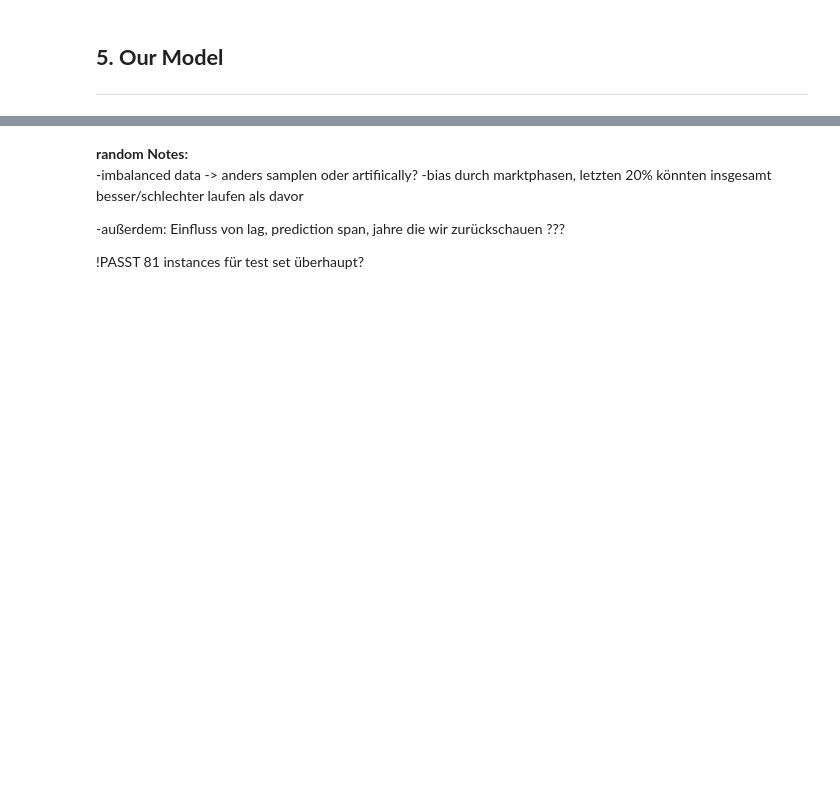
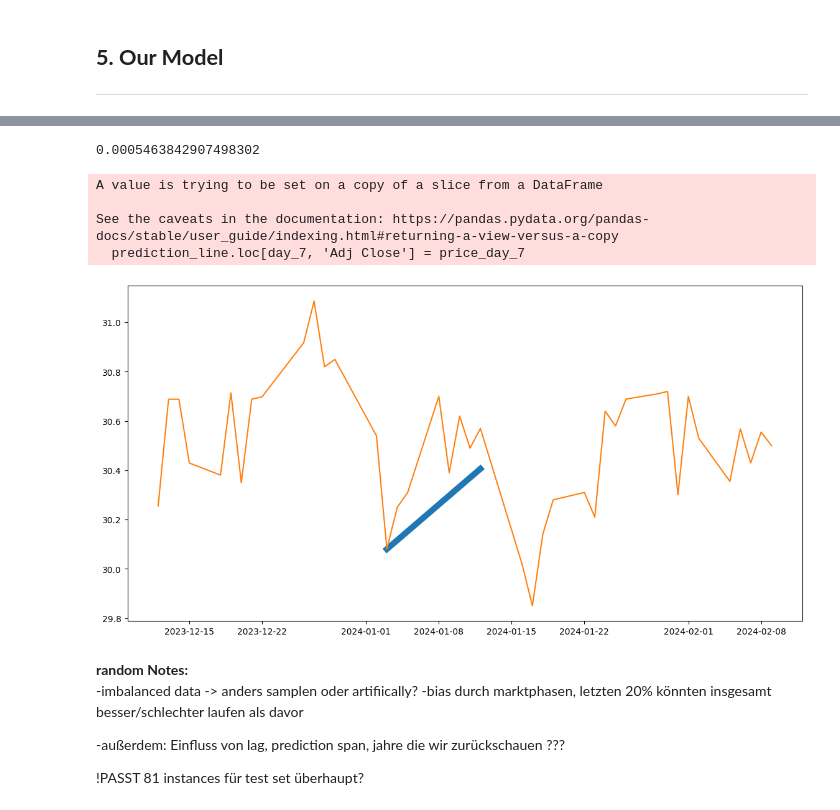
Before and after one commit to hpfref/Financial-Forecasting, a Jupyter notebook: notebook.ipynb, the cells around one changed output, grey strips where cells are left out. Cells and saved outputs as stored; diff of their text form; code cells hidden in the pictures; blank space fills up the shorter version.

```diff
--- a/notebook.ipynb
+++ b/notebook.ipynb
@@ -488,5 +516,5 @@ model.compile(optimizer='adam', loss='categorical_crossentropy', metrics=['accur
 # %%
 #training
-model.fit(train_X, train_Y_cat, batch_size=1, epochs=10) # without adressing imbalance performs best
+model.fit(train_X, train_Y, batch_size=1, epochs=5) # without adressing imbalance performs best
 #model.fit(train_X, train_Y_cat, batch_size=1, epochs=10, class_weight=class_weights_dict) # weighted class version
 #model.fit(train_X_resampled, train_Y_resampled, batch_size=1, epochs=10) # smote version
@@ -493,16 +543,5 @@ model.fit(train_X, train_Y_cat, batch_size=1, epochs=10) # without adressing imb
 # %%
 # making predictions
-predictions = model.predict(test_X)
-predicted_classes = np.argmax(predictions, axis=1)
+predictions_2 = model.predict(test_X)
 
-# understand the predictions
-print("Last 5 true Labels:")
-print(test_Y[:5])
-print([label_map[key] for key in test_Y[:5]])
-
-print("\nLast 5 Predicted Labels:")
-print(predicted_classes[:5])
-print([label_map[key] for key in predicted_classes[:5]])
-
-print("\nUnique predicted classes (should be [0,1,2,3,4]):")
-print(np.unique(predicted_classes))
+print(predictions_2)
@@ -509,16 +566,35 @@ print(np.unique(predicted_classes))
 # %%
-# Calculate cross-entropy loss
-cross_entropy = model.evaluate(test_X, test_Y_cat, verbose=0)
-
-# Calculate classification metrics
-print(f"Cross-entropy Loss: {cross_entropy[0]}")
-print(f"Accuracy: {cross_entropy[1]}")
-
-# Print classification report
-print(classification_report(test_Y, predicted_classes))
-
-# Print confusion matrix
-#print(confusion_matrix(test_Y, predicted_classes))
+mse_2 = mean_squared_error(test_Y, predictions_2)
+mse_2
+# %% [output]
+0.0005463842907498302
+# %%
+#Visualizing the latest prediction
+#print(type(train_period), len(train_period))
+pred_to_plot = -20
+
+train_period = dax_history[train_data_len+230+pred_to_plot:]
+
+day_0 = train_period.index[pred_to_plot-7]
+day_7 = train_period.index[pred_to_plot]
+price_day_0 = train_period.loc[day_0, 'Adj Close']
+price_day_7 = price_day_0 + price_day_0 * predictions_2[pred_to_plot]
+
+prediction_line = train_period.loc[train_period.index.isin([day_0,day_7])]
+prediction_line.loc[day_7, 'Adj Close'] = price_day_7
+
+plt.figure(figsize=(14,7))
+plt.plot(prediction_line, linewidth=7)
+plt.plot(train_period)
+#plt.plot([day_0, day_7], [price_day_0, price_day_7])
+
+plt.show()
+# %% [output]
+A value is trying to be set on a copy of a slice from a DataFrame
+
+See the caveats in the documentation: https://pandas.pydata.org/pandas-docs/stable/user_guide/indexing.html#returning-a-view-versus-a-copy
+  prediction_line.loc[day_7, 'Adj Close'] = price_day_7
+[figure, added]
 # %% [markdown]
 **random Notes:**
 -imbalanced data -> anders samplen oder artifiically?
```
Also changed, not shown: parts of 15 cells of this notebook.
